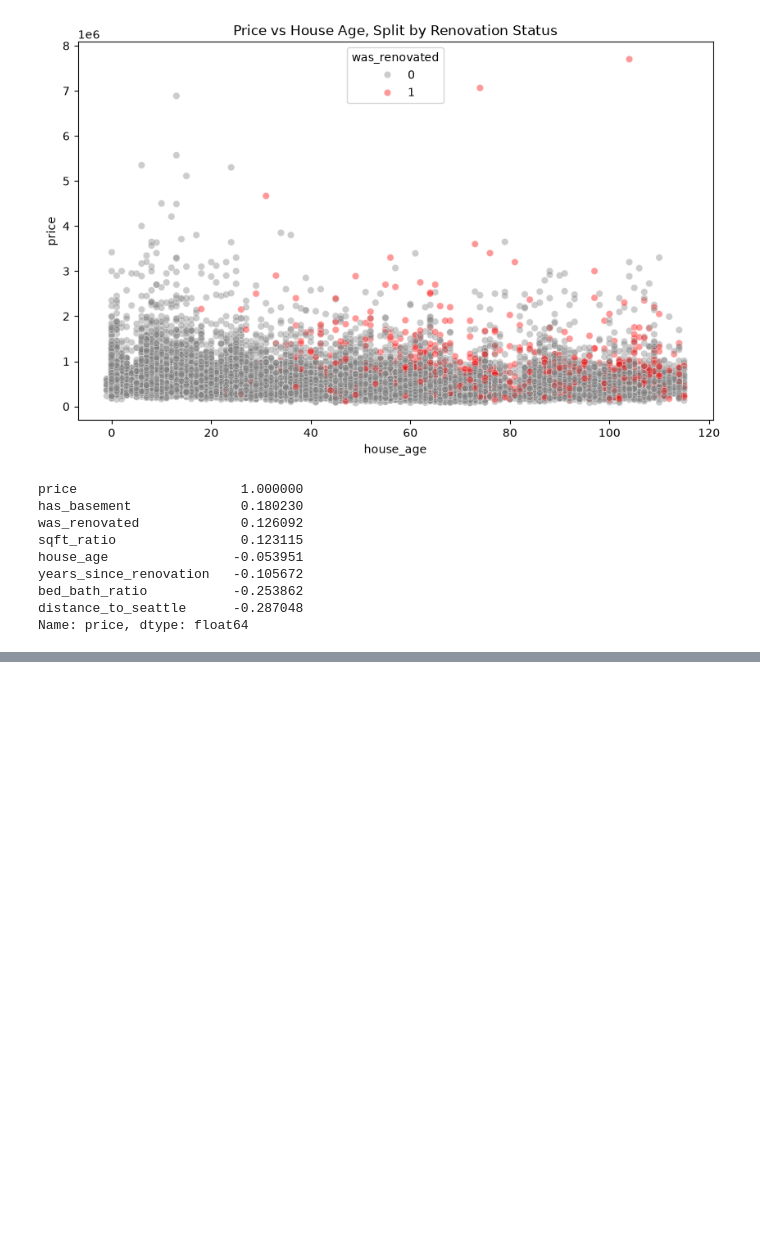
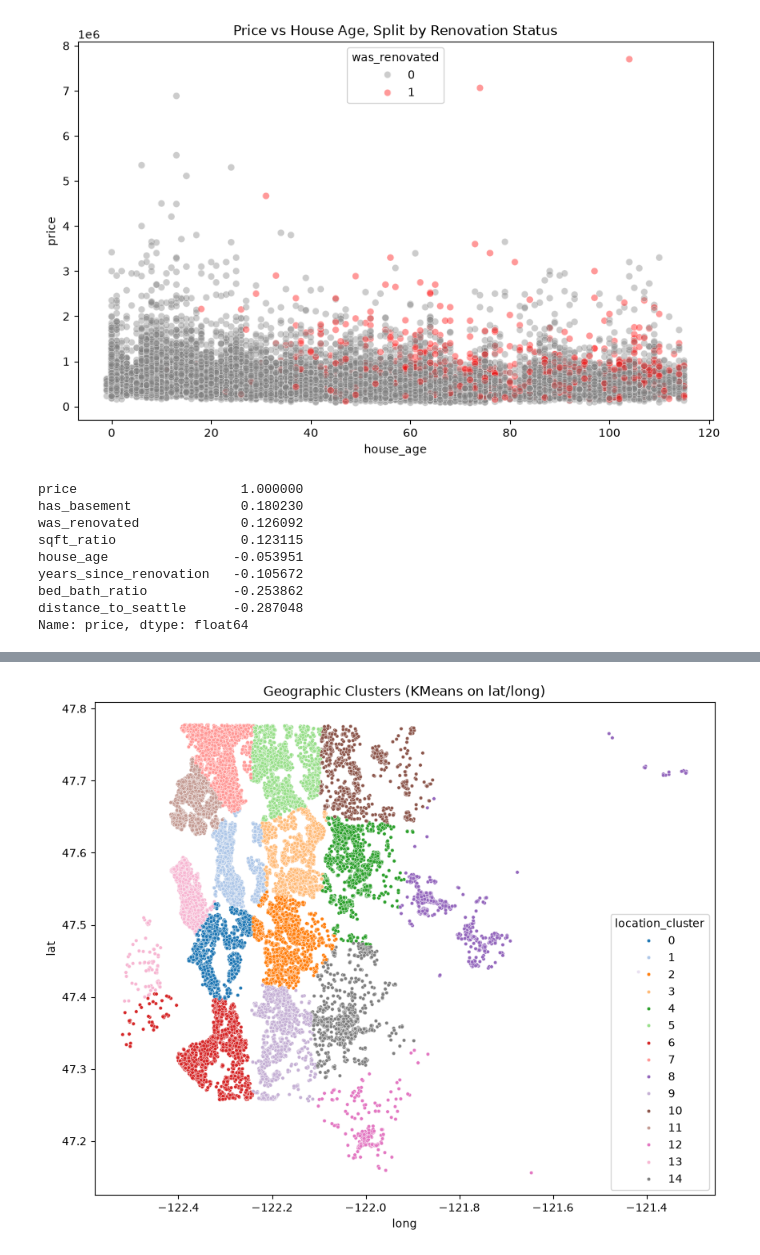
Before and after one commit to reetam-dutta-24/real-estate-price-prediction, a Jupyter notebook: notebooks/01_eda.ipynb, the cells around one changed output, grey strips where cells are left out. Saved outputs shown, nothing was run; the diff lists cells and outputs as text; code cells hidden in the pictures; blank space fills up the shorter version.

```diff
--- a/notebooks/01_eda.ipynb
+++ b/notebooks/01_eda.ipynb
@@ -479,0 +512,10 @@ Name: price, dtype: float64
+# %%
+# above_ratio — proportion of house above ground vs total living space
+df['above_ratio'] = df['sqft_above'] / df['sqft_living']
+
+# how this house compares to its immediate neighbors
+df['living_sqft_diff_from_neighbors'] = df['sqft_living'] - df['sqft_living15']
+df['lot_sqft_diff_from_neighbors'] = df['sqft_lot'] - df['sqft_lot15']
+
+# rough total room count
+df['total_rooms_estimate'] = df['bedrooms'] + df['bathrooms']
@@ -479,0 +534,15 @@ Name: price, dtype: float64
+# %%
+#Luxary
+# view_binary — has any view at all, regardless of intensity (0-4 scale)
+df['view_binary'] = (df['view'] > 0).astype(int)
+
+# is_luxury — composite flag: waterfront OR top-tier grade OR strong view
+df['is_luxury'] = ((df['waterfront'] == 1) | (df['grade'] >= 11) | (df['view'] >= 3)).astype(int)
+
+# luxury_score — weighted composite, normalized inputs combined into one continuous signal
+df['luxury_score'] = (
+    df['grade'] * 1.0 +
+    df['view'] * 2.0 +
+    df['waterfront'] * 5.0 +
+    df['condition'] * 0.5
+)
@@ -479,0 +568,10 @@ Name: price, dtype: float64
+# %%
+#Category 4 — Geospatial (the most technically interesting one)
+bellevue_lat, bellevue_lon = 47.6101, -122.2015
+df['distance_to_bellevue'] = haversine_distance(df['lat'], df['long'], bellevue_lat, bellevue_lon)
+# %%
+from sklearn.cluster import KMeans
+
+coords = df[['lat', 'long']]
+kmeans = KMeans(n_clusters=15, random_state=42, n_init=10)
+df['location_cluster'] = kmeans.fit_predict(coords)
@@ -479,0 +598,8 @@ Name: price, dtype: float64
+# %%
+plt.figure(figsize=(10,8))
+sns.scatterplot(data=df, x='long', y='lat', hue='location_cluster', palette='tab20', s=10)
+plt.title("Geographic Clusters (KMeans on lat/long)")
+plt.savefig("../reports/figures/location_clusters.png", dpi=150, bbox_inches='tight')
+plt.show()
+# %% [output]
+[figure, added]
```
Also changed, not shown: parts of 17 cells of this notebook, 4 other files.
